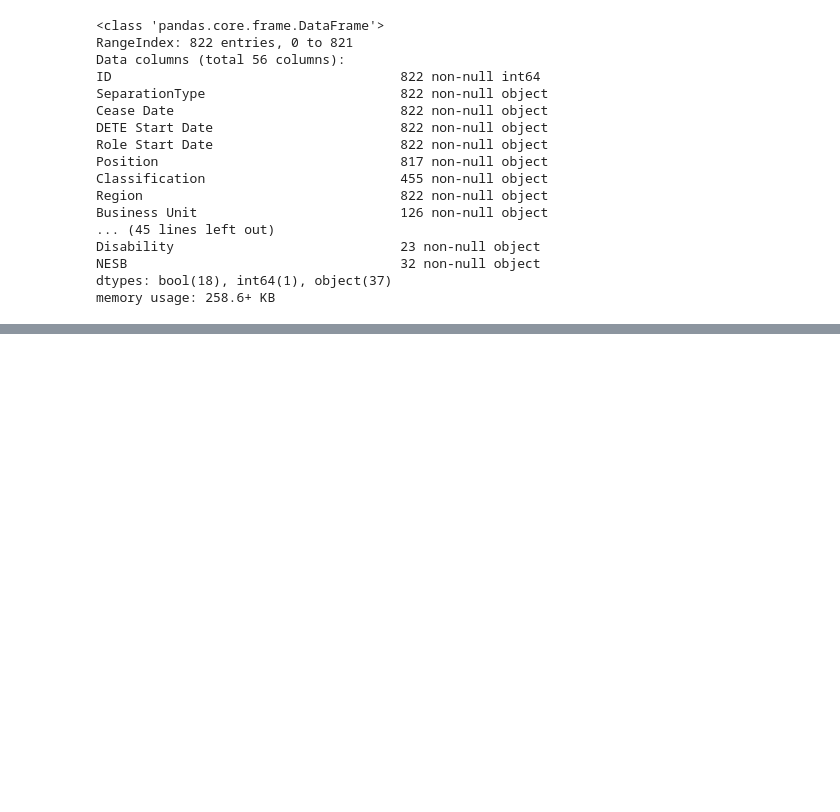
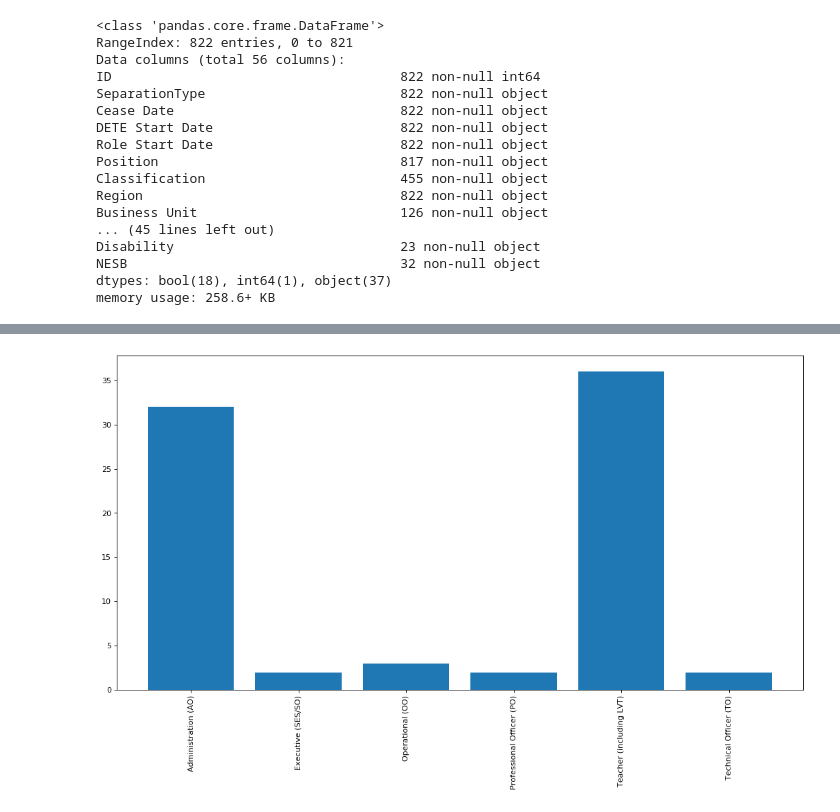
Before and after one commit to ndangalasinh/dataquest_clean_and_analyze_employee_exit_survey, a Jupyter notebook: clean_and_analyze_employee_exit_survey_guided_project.ipynb, the cells around one changed output, grey strips where cells are left out. Drawn from its saved outputs; the diff is of its cells as text; code cells hidden in the pictures; blank space fills up the shorter version.

```diff
--- a/clean_and_analyze_employee_exit_survey_guided_project.ipynb
+++ b/clean_and_analyze_employee_exit_survey_guided_project.ipynb
@@ -55,0 +264,3 @@ keep_columns = ['Lack of recognition','Lack of job security','SeparationType','C
+# %%
+columns_keep = ['Record ID', 'Institute','CESSATION YEAR','Reason for ceasing employment','Contributing Factors. Dissatisfaction','Contributing Factors. Job Dissatisfaction','Gender. What is your Gender?','CurrentAge. Current Age','Employment Type. Employment Type','Classification. Classification']
+tafe_clean = tafe[columns_keep]
@@ -55,0 +283,3 @@ keep_columns = ['Lack of recognition','Lack of job security','SeparationType','C
+# %%
+resign_tafe_clean = tafe_clean[tafe_clean['Reason for ceasing employment']=='Resignation']
+resign_tafe_clean
@@ -55,0 +304,2 @@ keep_columns = ['Lack of recognition','Lack of job security','SeparationType','C
+# %%
+resign_tafe_dissatisfication = resign_tafe_clean[(resign_tafe_clean['Contributing Factors. Dissatisfaction'] == 'Contributing Factors. Dissatisfaction ')|(resign_tafe_clean['Contributing Factors. Job Dissatisfaction'] == 'Job Dissatisfaction')]
@@ -55,0 +340,3 @@ keep_columns = ['Lack of recognition','Lack of job security','SeparationType','C
+# %%
+position_dissati_group_tafe = resign_tafe_dissatisfication.groupby(['Classification. Classification'], as_index=True).agg({'Institute': "count"}).reset_index()
+position_dissati_group_tafe
@@ -55,0 +351,7 @@ keep_columns = ['Lack of recognition','Lack of job security','SeparationType','C
+# %%
+plt.figure(figsize=(16, 8), dpi=80)
+plt.bar(position_dissati_group_tafe['Classification. Classification'], position_dissati_group_tafe['Institute'])
+plt.xticks(rotation = 90)
+plt.show()
+# %% [output]
+[figure, added]
```
Also changed, not shown: parts of 32 cells of this notebook.
